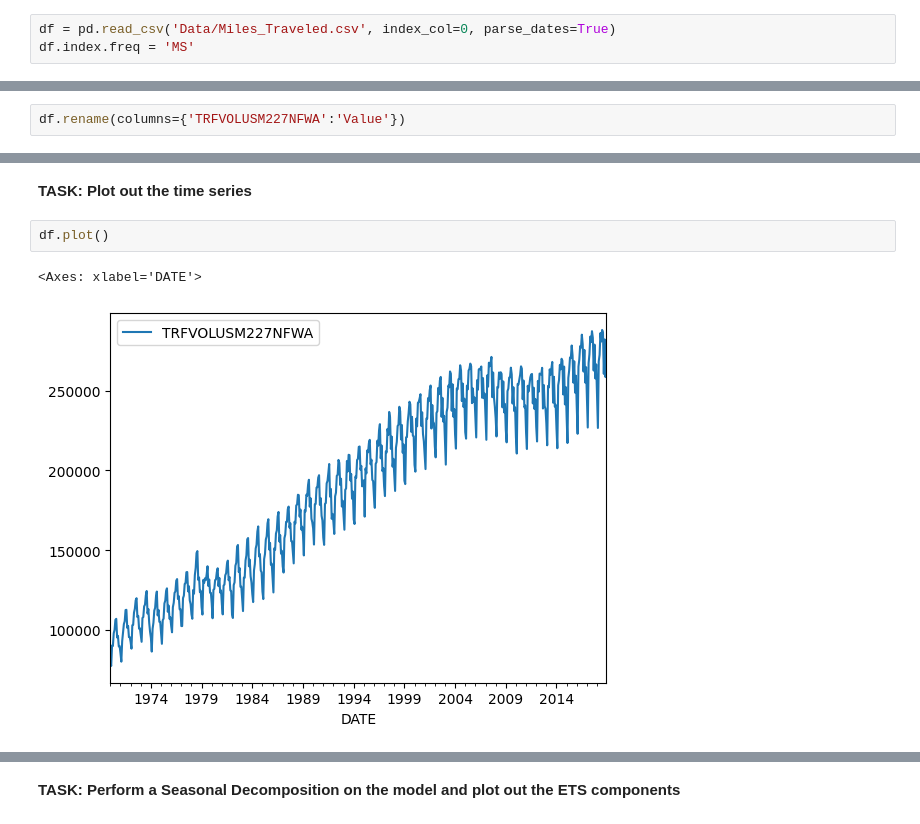
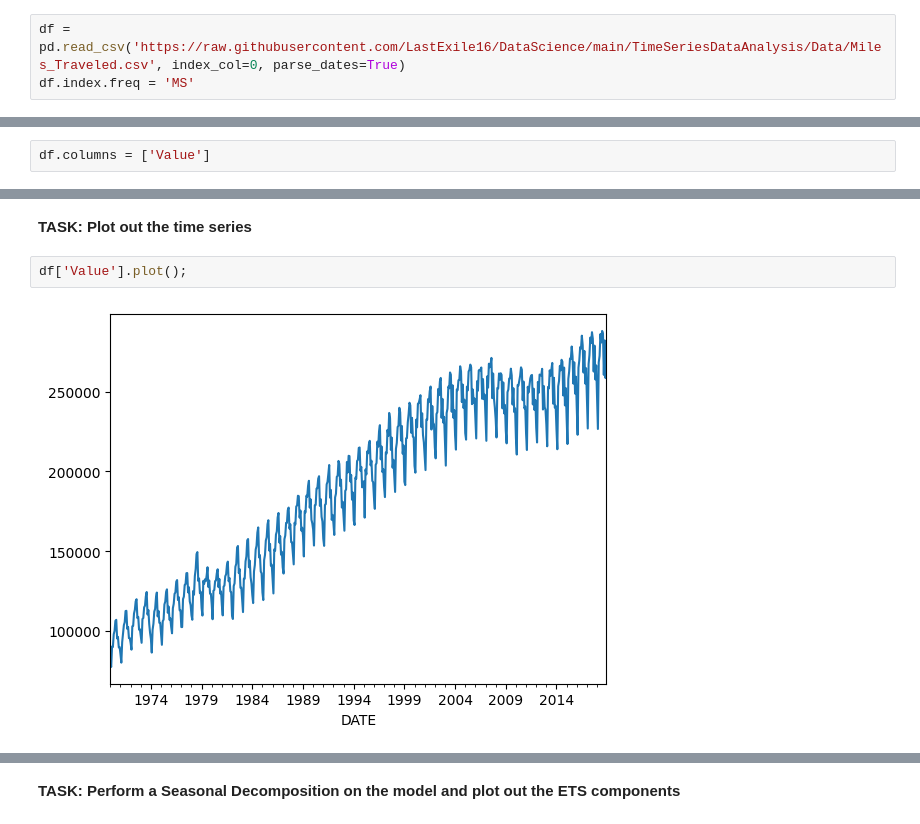
Before and after one commit to LastExile16/DataScience, a Jupyter notebook: TimeSeriesDataAnalysis/02-RNN-Exercise.ipynb, the cells around one changed output, grey strips where cells are left out. Drawn from its saved outputs; the diff is of its cells as text.

```diff
--- a/TimeSeriesDataAnalysis/02-RNN-Exercise.ipynb
+++ b/TimeSeriesDataAnalysis/02-RNN-Exercise.ipynb
@@ -22,7 +23,7 @@ Info about this data set: https://fred.stlouisfed.org/series/TRFVOLUSM227NFWA
 
 Read in the data set "Miles_Traveled.csv" from the Data folder. Figure out how to set the date to a datetime index columns
 # %%
-df = pd.read_csv('Data/Miles_Traveled.csv', index_col=0, parse_dates=True)
+df = pd.read_csv('https://raw.githubusercontent.com/LastExile16/DataScience/main/TimeSeriesDataAnalysis/Data/Miles_Traveled.csv', index_col=0, parse_dates=True)
 df.index.freq = 'MS'
 # %%
 df.head()
@@ -35,4 +36,4 @@ df.head()
 | 1970-04-01 | 89956.0 |
 | 1970-05-01 | 97972.0 |
 # %%
-df.rename(columns={'TRFVOLUSM227NFWA':'Value'})
+df.columns = ['Value']
@@ -54,7 +40,6 @@ df.rename(columns={'TRFVOLUSM227NFWA':'Value'})
 # %% [markdown]
 **TASK: Plot out the time series**
 # %%
-df.plot()
+df['Value'].plot();
 # %% [output]
-<Axes: xlabel='DATE'>
-[figure, old version]
+[figure, new version]
```
Also changed, not shown: parts of 62 cells of this notebook.
